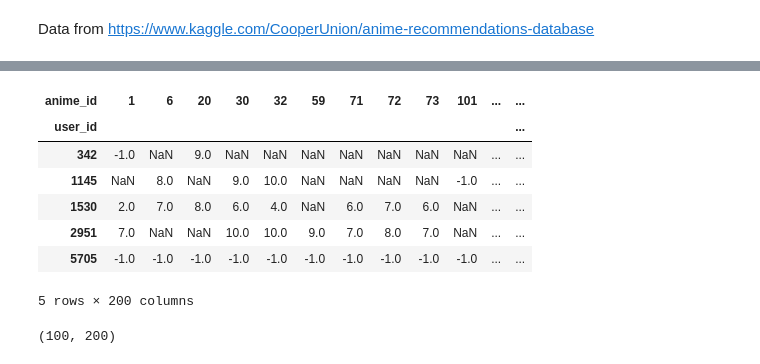
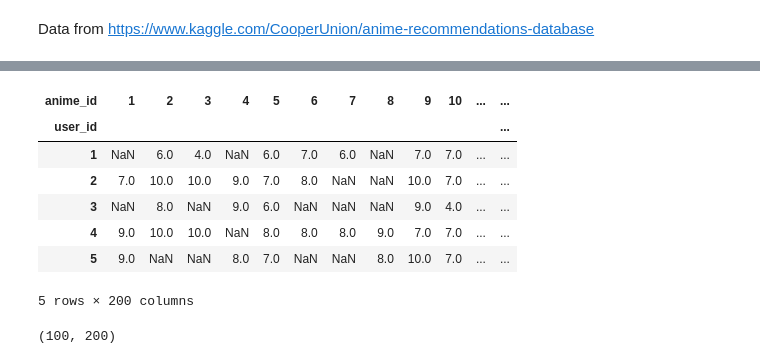
Before and after one commit to wq1701/mlpp_final, a Jupyter notebook: anime_recommendation.ipynb, the cells around one changed output, grey strips where cells are left out. Cells and saved outputs as stored; diff of their text form; code cells hidden in the pictures.

```diff
--- a/anime_recommendation.ipynb
+++ b/anime_recommendation.ipynb
@@ -38,4 +45,5 @@ pyro.enable_validation(True)
 smoke_test = ('CI' in os.environ)
 pyro.set_rng_seed(1)
 # %%
-anime_data = pd.read_csv('ratings_hu_200.csv')
+anime_data = pd.read_csv('small_data/ratings_100_200_real.csv')
+anime_data.head()
@@ -55,14 +61,16 @@ Our goal is once again to find the potential media that a user may be interested
+# %%
+anime_data_train, anime_data_test = train_test_split(anime_data, test_size = 0.1, random_state = 42)
 # %%
 # Prepare the matrix
-anime_matrix = anime_data.pivot(index='user_id', columns='anime_id', values='rating')
-anime_matrix.head()
+anime_matrix_train = anime_data_train.pivot(index='user_id', columns='anime_id', values='rating')
+anime_matrix_train.head()
 # %% [output]
-| anime_id | 1 | 6 | 20 | 30 | 32 | 59 | 71 | 72 | 73 | 101 | ... | ... |
+| anime_id | 1 | 2 | 3 | 4 | 5 | 6 | 7 | 8 | 9 | 10 | ... | ... |
 | user_id |  |  |  |  |  |  |  |  |  |  |  | ... |
-| 342 | -1.0 | NaN | 9.0 | NaN | NaN | NaN | NaN | NaN | NaN | NaN | ... | ... |
-| 1145 | NaN | 8.0 | NaN | 9.0 | 10.0 | NaN | NaN | NaN | NaN | -1.0 | ... | ... |
-| 1530 | 2.0 | 7.0 | 8.0 | 6.0 | 4.0 | NaN | 6.0 | 7.0 | 6.0 | NaN | ... | ... |
-| 2951 | 7.0 | NaN | NaN | 10.0 | 10.0 | 9.0 | 7.0 | 8.0 | 7.0 | NaN | ... | ... |
-| 5705 | -1.0 | -1.0 | -1.0 | -1.0 | -1.0 | -1.0 | -1.0 | -1.0 | -1.0 | -1.0 | ... | ... |
+| 1 | NaN | 6.0 | 4.0 | NaN | 6.0 | 7.0 | 6.0 | NaN | 7.0 | 7.0 | ... | ... |
+| 2 | 7.0 | 10.0 | 10.0 | 9.0 | 7.0 | 8.0 | NaN | NaN | 10.0 | 7.0 | ... | ... |
+| 3 | NaN | 8.0 | NaN | 9.0 | 6.0 | NaN | NaN | NaN | 9.0 | 4.0 | ... | ... |
+| 4 | 9.0 | 10.0 | 10.0 | NaN | 8.0 | 8.0 | 8.0 | 9.0 | 7.0 | 7.0 | ... | ... |
+| 5 | 9.0 | NaN | NaN | 8.0 | 7.0 | NaN | NaN | 8.0 | 10.0 | 7.0 | ... | ... |
 5 rows × 200 columns
 # %%
```
Also changed, not shown: parts of 60 cells of this notebook, 1 other file.
